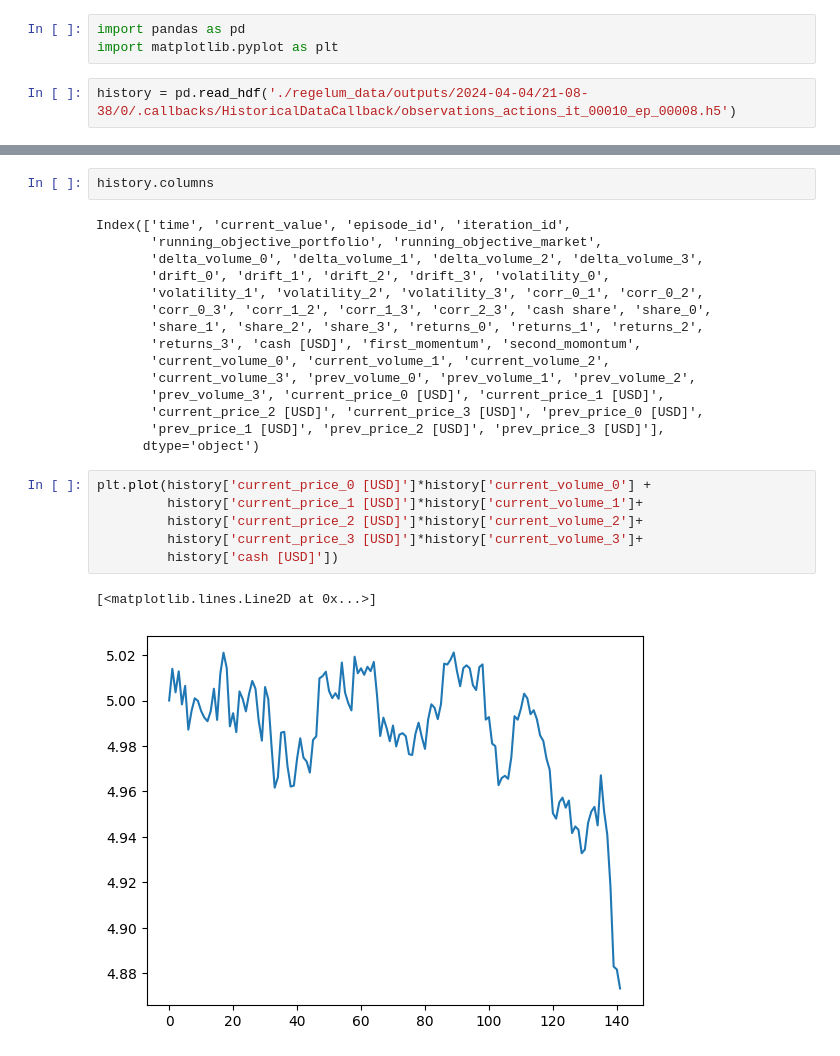
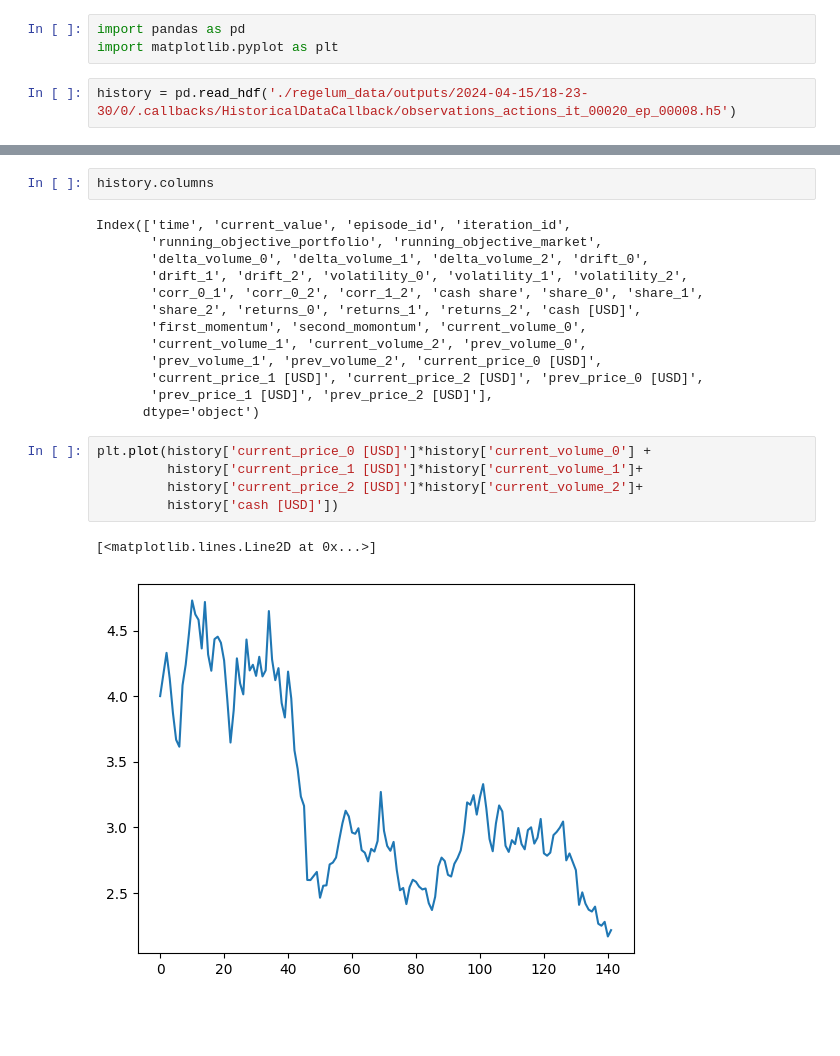
Before and after one commit to Matteus1904/portfolio_opt_regelum, a Jupyter notebook: experiments.ipynb, the cells around one changed output, grey strips where cells are left out. Cells and saved outputs as stored; diff of their text form; blank space fills up the shorter version.

```diff
--- a/experiments.ipynb
+++ b/experiments.ipynb
@@ -2,5 +2,5 @@
 import pandas as pd
 import matplotlib.pyplot as plt
 # %%
-history = pd.read_hdf('./regelum_data/outputs/2024-04-04/21-08-38/0/.callbacks/HistoricalDataCallback/observations_actions_it_00010_ep_00008.h5')
+history = pd.read_hdf('./regelum_data/outputs/2024-04-15/18-23-30/0/.callbacks/HistoricalDataCallback/observations_actions_it_00020_ep_00008.h5')
 # %%
@@ -69,24 +117,21 @@ history.columns
 # %% [output]
 Index(['time', 'current_value', 'episode_id', 'iteration_id',
        'running_objective_portfolio', 'running_objective_market',
-       'delta_volume_0', 'delta_volume_1', 'delta_volume_2', 'delta_volume_3',
-       'drift_0', 'drift_1', 'drift_2', 'drift_3', 'volatility_0',
-       'volatility_1', 'volatility_2', 'volatility_3', 'corr_0_1', 'corr_0_2',
-       'corr_0_3', 'corr_1_2', 'corr_1_3', 'corr_2_3', 'cash share', 'share_0',
-       'share_1', 'share_2', 'share_3', 'returns_0', 'returns_1', 'returns_2',
-       'returns_3', 'cash [USD]', 'first_momentum', 'second_momontum',
-       'current_volume_0', 'current_volume_1', 'current_volume_2',
-       'current_volume_3', 'prev_volume_0', 'prev_volume_1', 'prev_volume_2',
-       'prev_volume_3', 'current_price_0 [USD]', 'current_price_1 [USD]',
-       'current_price_2 [USD]', 'current_price_3 [USD]', 'prev_price_0 [USD]',
-       'prev_price_1 [USD]', 'prev_price_2 [USD]', 'prev_price_3 [USD]'],
+       'delta_volume_0', 'delta_volume_1', 'delta_volume_2', 'drift_0',
+       'drift_1', 'drift_2', 'volatility_0', 'volatility_1', 'volatility_2',
+       'corr_0_1', 'corr_0_2', 'corr_1_2', 'cash share', 'share_0', 'share_1',
+       'share_2', 'returns_0', 'returns_1', 'returns_2', 'cash [USD]',
+       'first_momentum', 'second_momontum', 'current_volume_0',
+       'current_volume_1', 'current_volume_2', 'prev_volume_0',
+       'prev_volume_1', 'prev_volume_2', 'current_price_0 [USD]',
+       'current_price_1 [USD]', 'current_price_2 [USD]', 'prev_price_0 [USD]',
+       'prev_price_1 [USD]', 'prev_price_2 [USD]'],
       dtype='object')
 # %%
 plt.plot(history['current_price_0 [USD]']*history['current_volume_0'] +
          history['current_price_1 [USD]']*history['current_volume_1']+
          history['current_price_2 [USD]']*history['current_volume_2']+
-         history['current_price_3 [USD]']*history['current_volume_3']+
          history['cash [USD]'])
 # %% [output]
 [<matplotlib.lines.Line2D at 0x...>]
-[figure, old version]
+[figure, new version]
```
Also changed, not shown: parts of 9 cells of this notebook, 2 other files.
